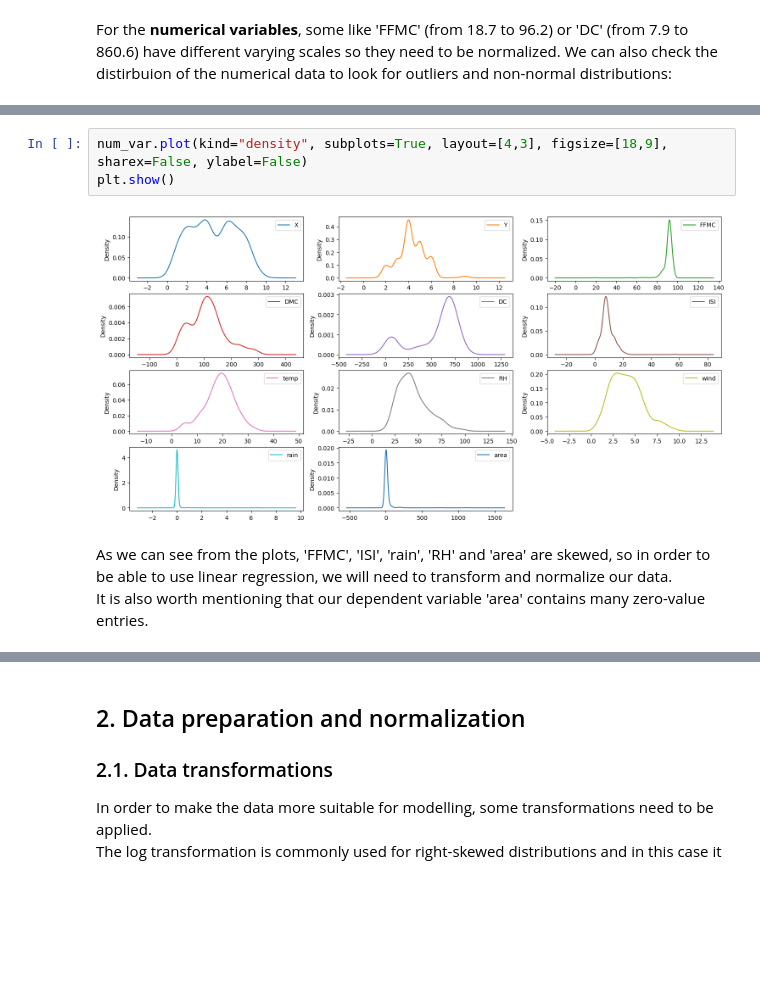
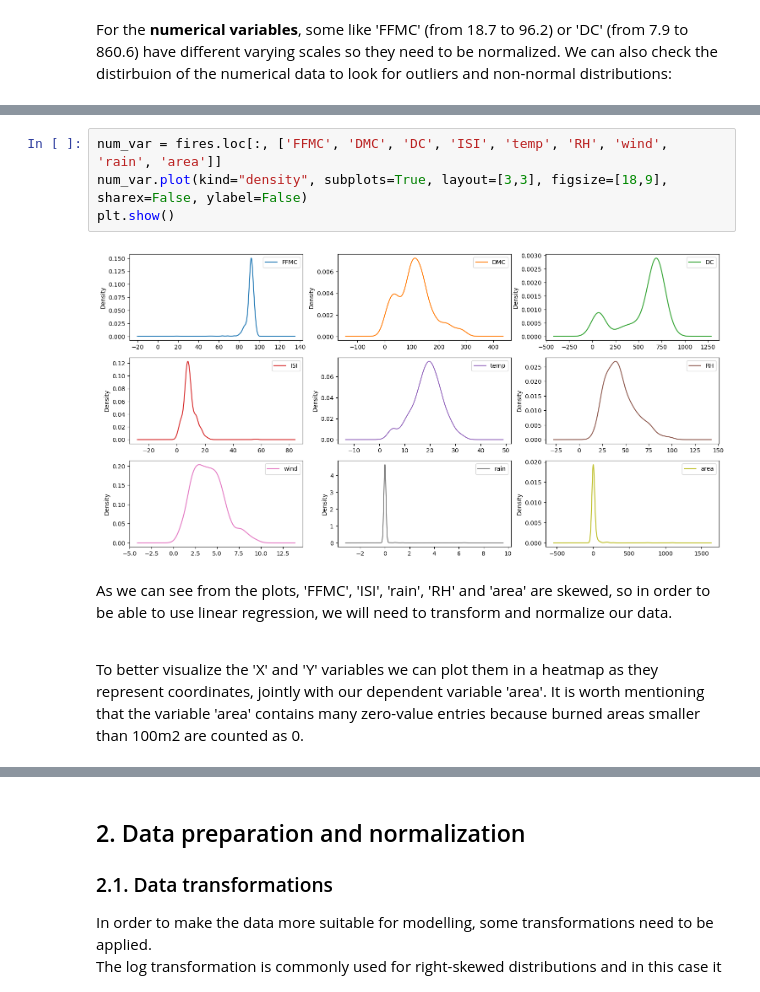
Before and after one commit to laurasck14/MLI2024, a Jupyter notebook: ml_LS.ipynb, the cells around one changed output, grey strips where cells are left out. Cells and saved outputs as stored; diff of their text form; blank space fills up the shorter version.

Commit message:
finish data exploration and pre-processing

```diff
--- a/ml_LS.ipynb
+++ b/ml_LS.ipynb
@@ -125,8 +117,10 @@ plt.show()
 # %%
-num_var.plot(kind="density", subplots=True, layout=[4,3], figsize=[18,9], sharex=False, ylabel=False)
+num_var = fires.loc[:, ['FFMC', 'DMC', 'DC', 'ISI', 'temp', 'RH', 'wind', 'rain', 'area']]
+num_var.plot(kind="density", subplots=True, layout=[3,3], figsize=[18,9], sharex=False, ylabel=False)
 plt.show()
 # %% [output]
-[figure, old version]
+[figure, new version]
 # %% [markdown]
-As we can see from the plots, 'FFMC', 'ISI', 'rain', 'RH' and 'area' are skewed, so in order to be able to use linear regression, we will need to transform and normalize our data.<br>
-It is also worth mentioning that our dependent variable 'area' contains many zero-value entries.
+As we can see from the plots, 'FFMC', 'ISI', 'rain', 'RH' and 'area' are skewed, so in order to be able to use linear regression, we will need to transform and normalize our data.<br><br>
+
+To better visualize the 'X' and 'Y' variables we can plot them in a heatmap as they represent coordinates, jointly with our dependent variable 'area'. It is worth mentioning that the variable 'area' contains many zero-value entries because burned areas smaller than 100m2 are counted as 0.
```
Also changed, not shown: parts of 10 cells of this notebook.
